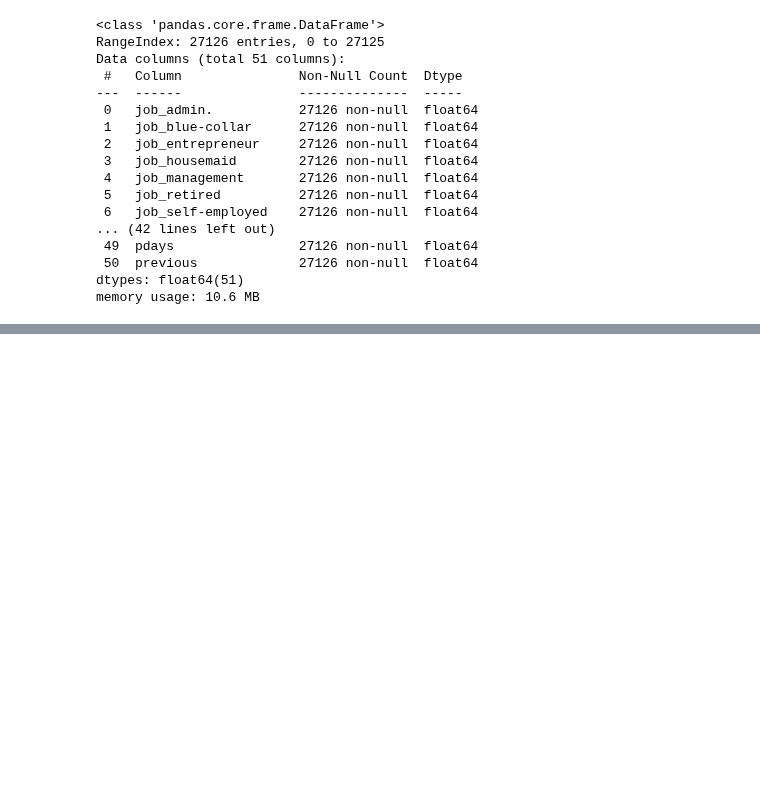
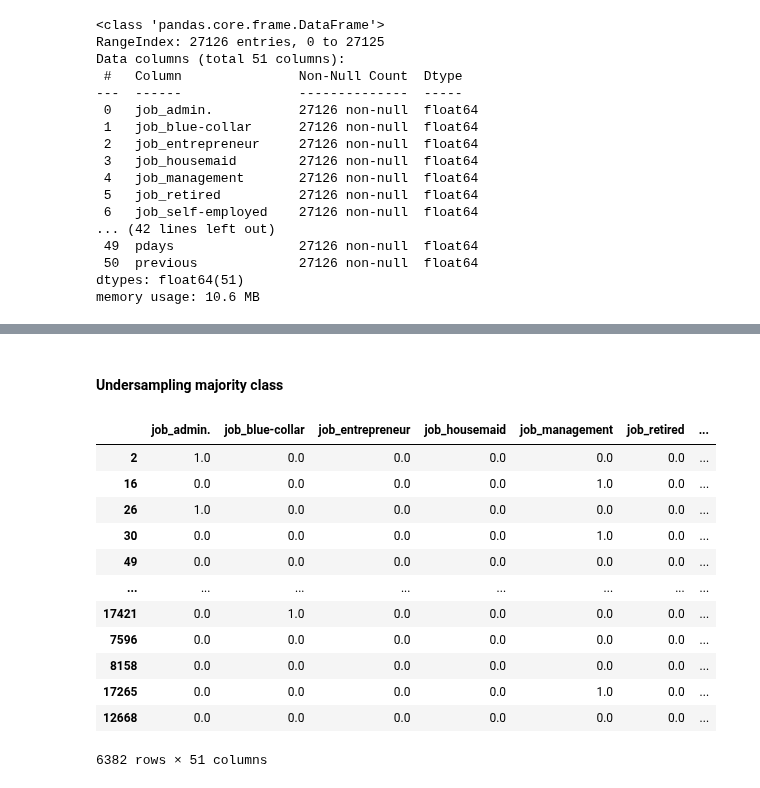
Before and after one commit to CalebMcCurdy/Bank-Term-Deposit-Predictions, a Jupyter notebook: Final Project.ipynb, the cells around one changed output, grey strips where cells are left out. Drawn from its saved outputs; the diff is of its cells as text; code cells hidden in the pictures; blank space fills up the shorter version.

```diff
--- a/Final Project.ipynb
+++ b/Final Project.ipynb
@@ -326,0 +402,28 @@ memory usage: 10.6 MB
+# %% [markdown]
+#### Undersampling majority class
+# %%
+# Oversample the minority class to match the number of majority class samples
+major_class_under = resample(major_class, replace=True, n_samples=len(minor_class), random_state=1)
+
+# Combine the oversampled minority class with the majority class
+train_data_under = pd.concat([minor_class, major_class_under])
+
+# Separate the features (X) and the target (y) from the balanced training data
+X_train_under = train_data_under.drop(columns=['y'])
+y_train_under = train_data_under[['y']]
+# %%
+X_train_under
+# %% [output]
+|  | job_admin. | job_blue-collar | job_entrepreneur | job_housemaid | job_management | job_retired | ... |
+| 2 | 1.0 | 0.0 | 0.0 | 0.0 | 0.0 | 0.0 | ... |
+| 16 | 0.0 | 0.0 | 0.0 | 0.0 | 1.0 | 0.0 | ... |
+| 26 | 1.0 | 0.0 | 0.0 | 0.0 | 0.0 | 0.0 | ... |
+| 30 | 0.0 | 0.0 | 0.0 | 0.0 | 1.0 | 0.0 | ... |
+| 49 | 0.0 | 0.0 | 0.0 | 0.0 | 0.0 | 0.0 | ... |
+| ... | ... | ... | ... | ... | ... | ... | ... |
+| 17421 | 0.0 | 1.0 | 0.0 | 0.0 | 0.0 | 0.0 | ... |
+| 7596 | 0.0 | 0.0 | 0.0 | 0.0 | 0.0 | 0.0 | ... |
+| 8158 | 0.0 | 0.0 | 0.0 | 0.0 | 0.0 | 0.0 | ... |
+| 17265 | 0.0 | 0.0 | 0.0 | 0.0 | 1.0 | 0.0 | ... |
+| 12668 | 0.0 | 0.0 | 0.0 | 0.0 | 0.0 | 0.0 | ... |
+6382 rows × 51 columns
```
Also changed, not shown: parts of 10 cells of this notebook.
